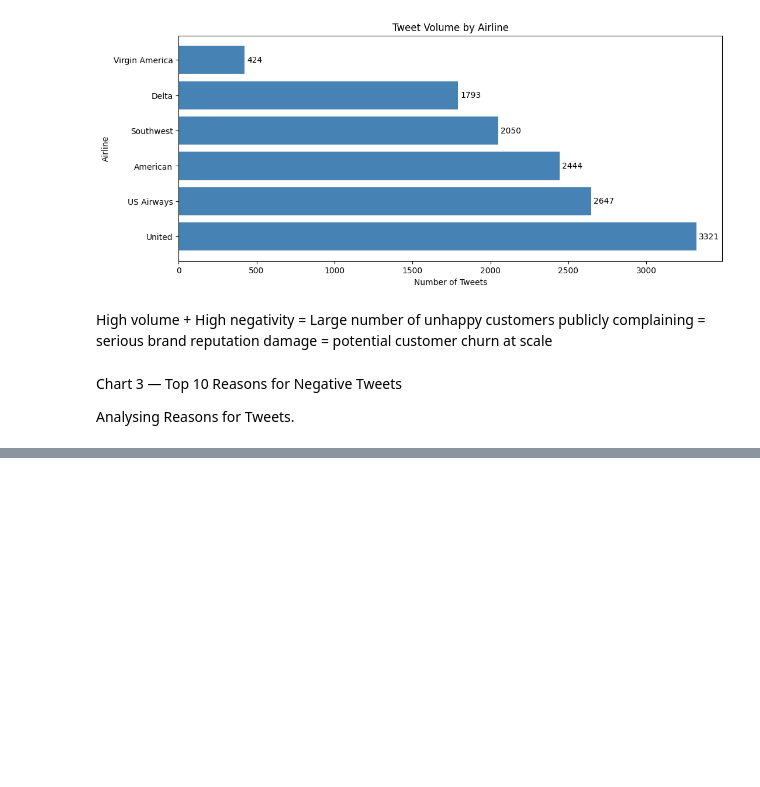
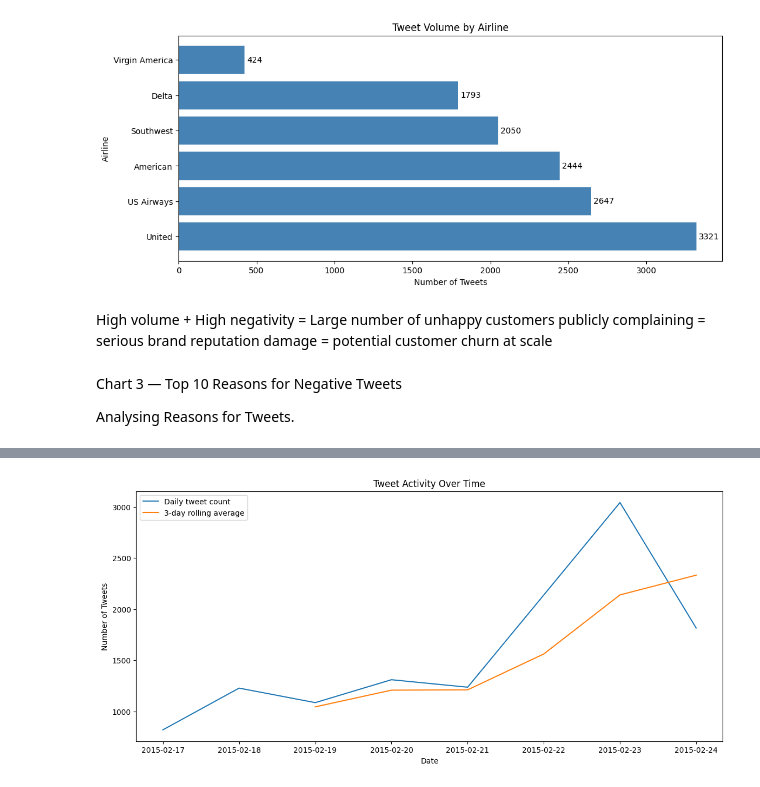
Before and after one commit to PramathRRao/airline-sentiment-analysis, a Jupyter notebook: notebooks/Week1/02_EDA.ipynb, the cells around one changed output, grey strips where cells are left out. Saved outputs shown, nothing was run; the diff lists cells and outputs as text; code cells hidden in the pictures; blank space fills up the shorter version.

```diff
--- a/notebooks/Week1/02_EDA.ipynb
+++ b/notebooks/Week1/02_EDA.ipynb
@@ -126,0 +165,4 @@ plt.show()
+# %%
+#ensure datetime
+df['tweet_created'] = pd.to_datetime(df['tweet_created'], utc = True)
+print(df['tweet_created'])
@@ -126,0 +187,17 @@ plt.show()
+# %%
+df=df.reset_index()
+df=df.set_index('tweet_created')
+tweets_per_day = df.resample('D').size()
+
+rolling_avg = tweets_per_day.rolling(3).mean()
+
+plt.figure(figsize=(14,6))
+plt.plot(tweets_per_day, label='Daily tweet count')
+plt.plot(rolling_avg, label='3-day rolling average')
+plt.xlabel('Date')
+plt.ylabel('Number of Tweets')
+plt.title('Tweet Activity Over Time')
+plt.legend()
+plt.show()
+# %% [output]
+[figure, added]
```
Also changed, not shown: parts of 18 cells of this notebook, 4 other files.
